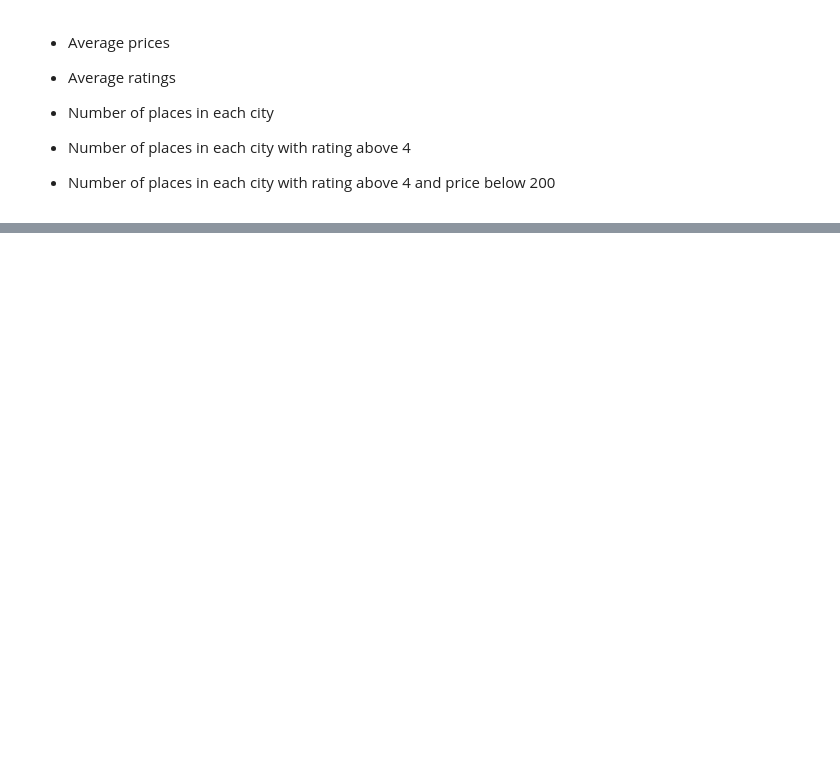
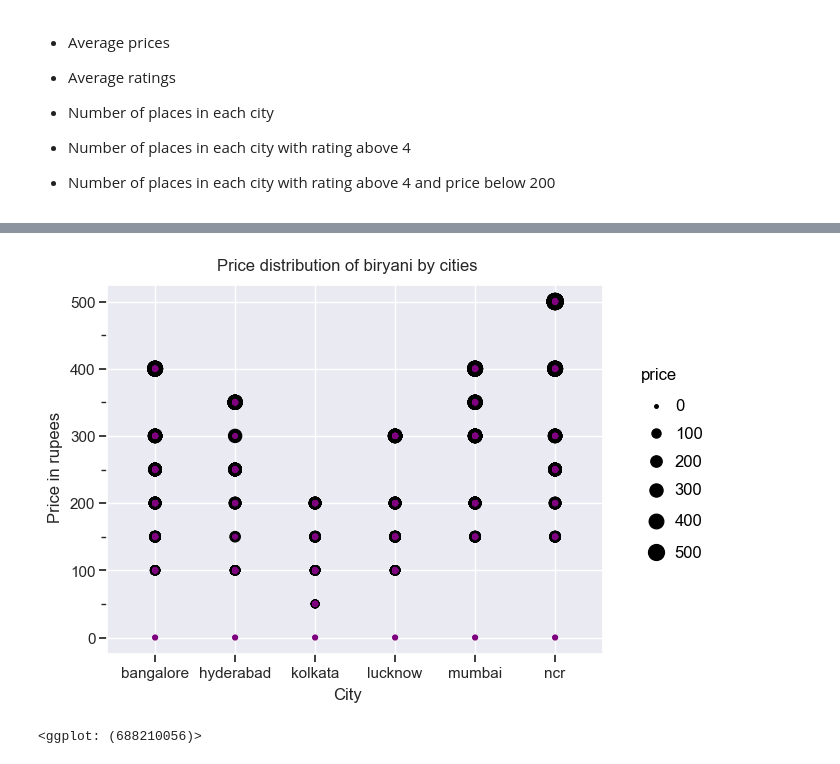
Before and after one commit to areenaarora/street-food-bluru, a Jupyter notebook: all-zomato-scrape.ipynb, the cells around one changed output, grey strips where cells are left out. Drawn from its saved outputs; the diff is of its cells as text; code cells hidden in the pictures; blank space fills up the shorter version.

```diff
--- a/all-zomato-scrape.ipynb
+++ b/all-zomato-scrape.ipynb
@@ -137,7 +137,8 @@ price     object
 city      object
 dtype: object
 # %%
-df.astype({'price': 'float'}).dtypes
+df = df.astype({'price': 'float'})
+df.dtypes
 # %% [output]
 name       object
 rating     object
@@ -182,6 +183,7 @@ Name: rating, dtype: int64
 df["rating"] = df["rating"].str.replace("-", "0")
 df["rating"] = df["rating"].str.replace("New", "0")
 df["rating"] = df["rating"].str.replace("Not available", "0")
+df = df.astype({'rating': 'float'})
 # %%
 pd.set_option("display.max_rows", None)
 df
@@ -212,0 +387,17 @@ df
+# %%
+from plotnine import*
+display(
+    ggplot(df,
+        aes('city', 'price'))
+        + geom_point(aes(size= 'price'))
+        + geom_point(color='purple')
+        + theme_seaborn()
+        + labs(
+            title = "Price distribution of biryani by cities",
+            y = "Price in rupees",
+            x = "City"
+        )
+)
+# %% [output]
+[figure, added]
+<ggplot: (688210056)>
```
Also changed, not shown: parts of 20 cells of this notebook, 1 other file.
